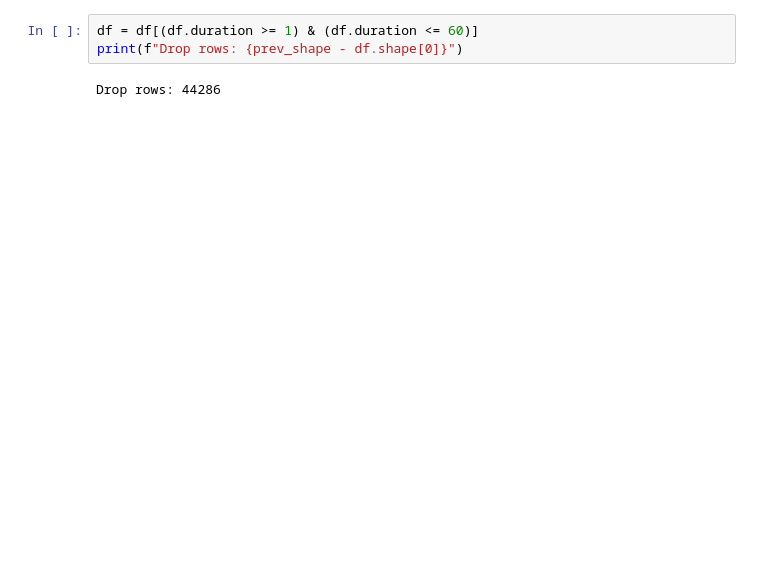
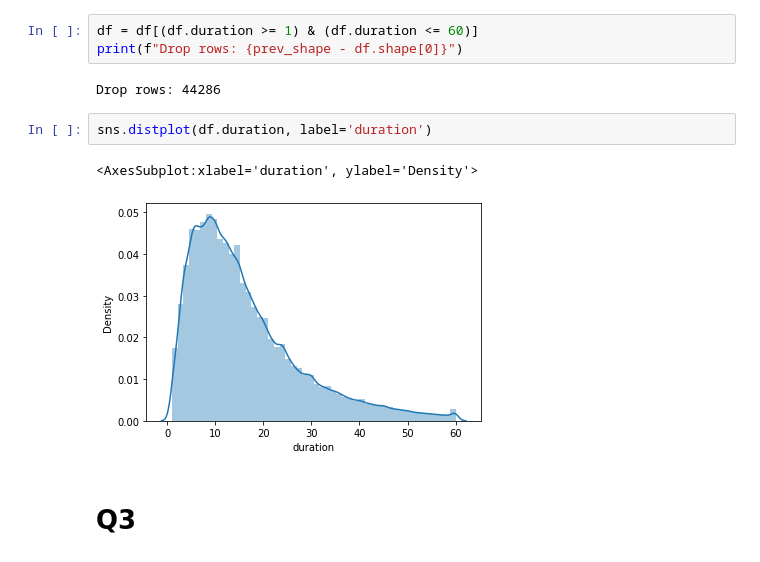
Before and after one commit to 13Mai13/MLOps, a Jupyter notebook: week-1/week_1.ipynb, the cells around one changed output. Cells and saved outputs as stored; diff of their text form; blank space fills up the shorter version.

```diff
--- a/week-1/week_1.ipynb
+++ b/week-1/week_1.ipynb
@@ -52,3 +57,10 @@ df = df[(df.duration >= 1) & (df.duration <= 60)]
 print(f"Drop rows: {prev_shape - df.shape[0]}")
 # %% [output]
 Drop rows: 44286
+# %%
+sns.distplot(df.duration, label='duration')
+# %% [output]
+<AxesSubplot:xlabel='duration', ylabel='Density'>
+[figure, added]
+# %% [markdown]
+# Q3
```
Also changed, not shown: parts of 6 cells of this notebook.
